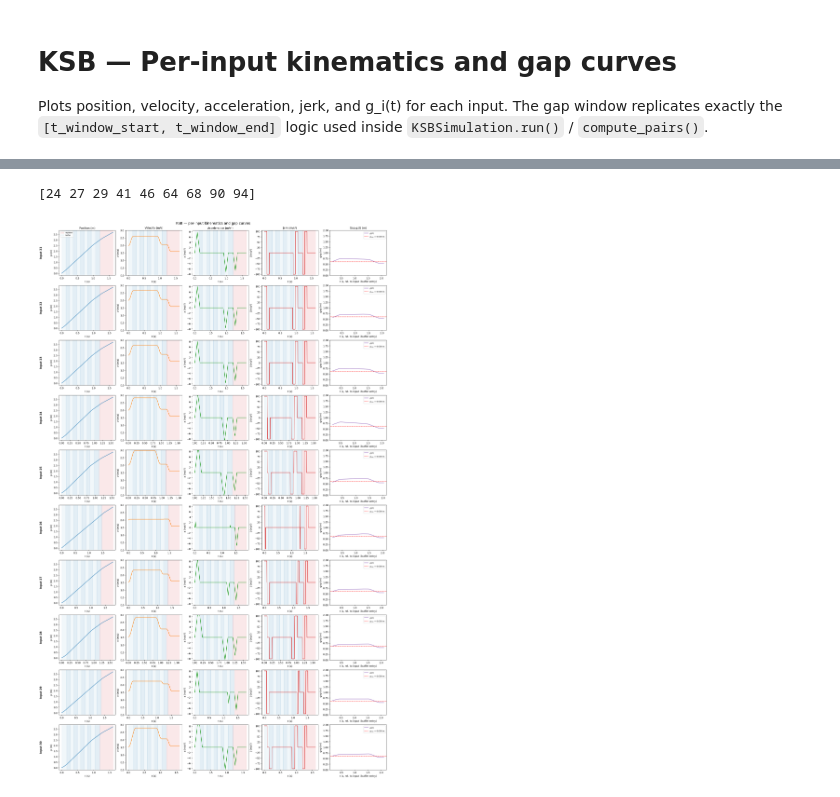
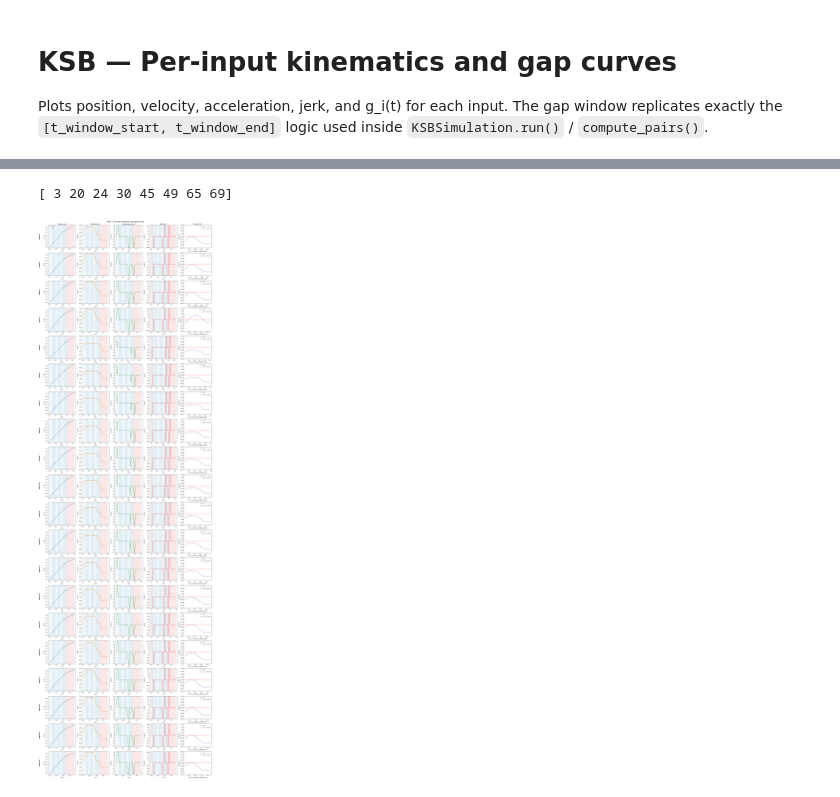
Before and after one commit to JvPost/Portfolio, a Jupyter notebook: ksb/notebooks/plot_inputs.ipynb, the cells around one changed output, grey strips where cells are left out. Cells and saved outputs as stored; diff of their text form; code cells hidden in the pictures.

```diff
--- a/ksb/notebooks/plot_inputs.ipynb
+++ b/ksb/notebooks/plot_inputs.ipynb
@@ -44,12 +44,12 @@ cfg
 # %%
 # ── Run simulation and display ────────────────────────────────────────────────
 sim: KSBSimulation = KSBSimulation(cfg=cfg)
-result: SimulationResult = sim.run(seed=42)
+result: SimulationResult = sim.run(seed=42, skip_pair_records = False)
 print(result.skip_indices)
 # %% [output]
-[24 27 29 41 46 64 68 90 94]
+[ 3 20 24 30 45 49 65 69]
 # %%
 plotter = InputPlotter(cfg)
-fig = plotter.plot(result, N=10, i_start=20)
+fig = plotter.plot(result, N=20, i_start=00)
 # %% [output]
-[figure, old version]
+[figure, new version]
```
Also changed, not shown: parts of 1 cell of this notebook, 13 other files.
